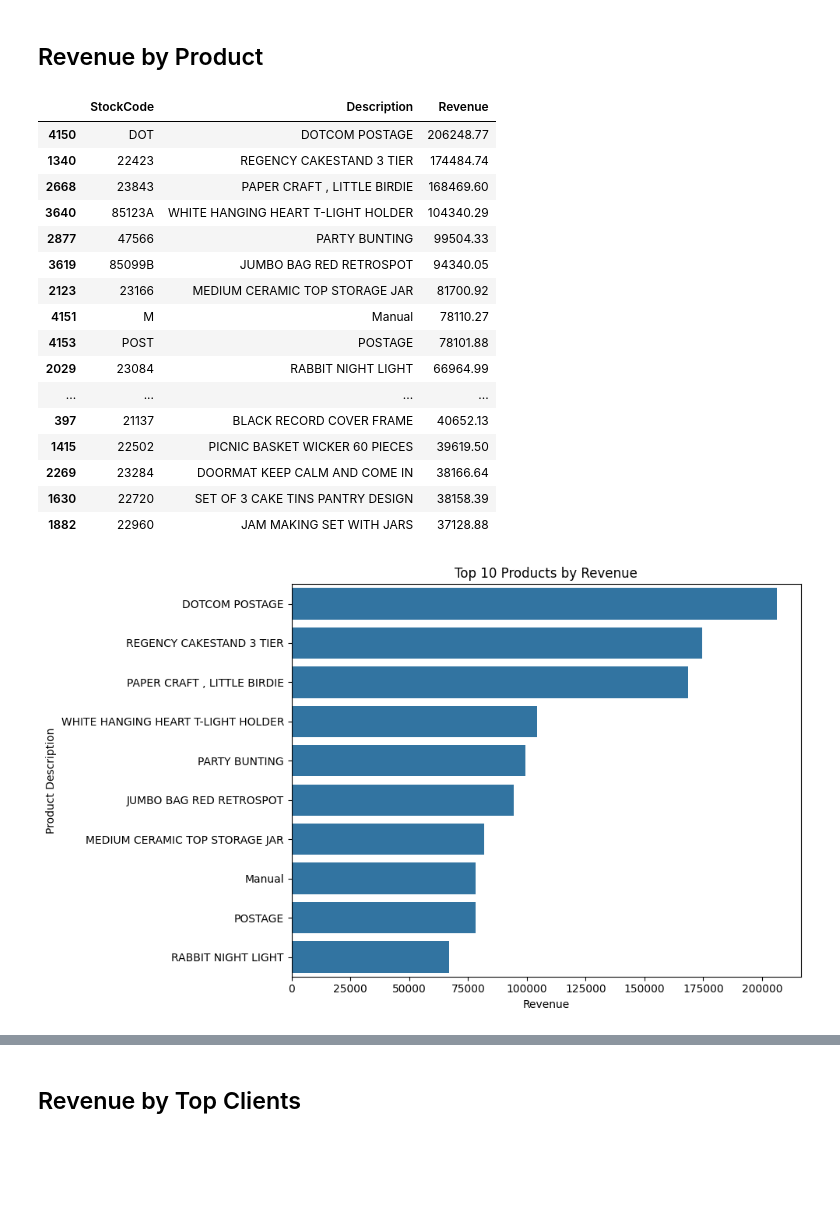
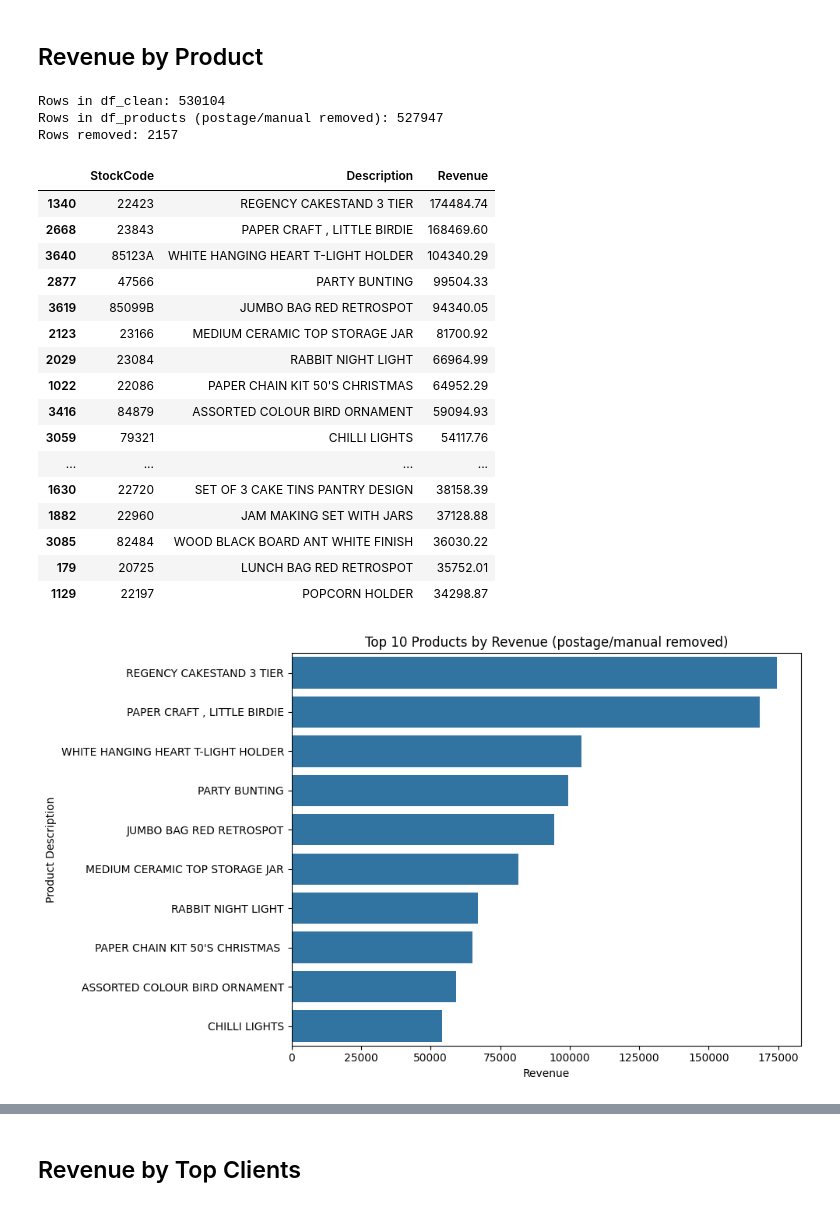
Before and after one commit to rodrigo-gonzalez-data/ecommerce-analysis, a Jupyter notebook: notebooks/exploration.ipynb, the cells around one changed output, grey strips where cells are left out. Drawn from its saved outputs; the diff is of its cells as text; code cells hidden in the pictures; blank space fills up the shorter version.

Commit message:
Analyze revenue

```diff
--- a/notebooks/exploration.ipynb
+++ b/notebooks/exploration.ipynb
@@ -249,45 +249,69 @@ plt.show()
 - Actionable note: the strong increase from late summer into November suggests seasonal demand or successful campaigns in Q3–Q4; we should investigate which products, customers, and channels drove that growth.
 # %% [markdown]
 ## Revenue by Product
+# %%
+# === Cell X: Remove postage/manual lines for product analyses ===
+
+# Explicit stock codes that represent postage/manual entries we saw in the data
+bad_stockcodes = ['POST', 'DOT', 'M']
+
+# Description patterns to remove (case-insensitive)
+bad_desc_patterns = ['POSTAGE', 'MANUAL', 'ADJUST', 'ADJUSTMENT', 'SAMPLE', 'SAMPLES', 'DISCOUNT']
+
+# Build masks
+mask_desc = df_clean['Description'].fillna('').str.upper().str.contains('|'.join(bad_desc_patterns))
+mask_stock = df_clean['StockCode'].astype(str).str.upper().isin([s.upper() for s in bad_stockcodes])
+
+# df_products = product-level dataset with postage/manual removed
+df_products = df_clean[~(mask_desc | mask_stock)].copy()
+
+# Quick sanity checks
+print("Rows in df_clean:", len(df_clean))
+print("Rows in df_products (postage/manual removed):", len(df_products))
+print("Rows removed:", len(df_clean) - len(df_products))
+# %% [output]
+Rows in df_clean: 530104
+Rows in df_products (postage/manual removed): 527947
+Rows removed: 2157
 # %%
-# Top products by total revenue
-prod_rev = (
-    df_clean
-    .dropna(subset=['Description'])                 # drop rows missing product text
+# === Cell Y: Top products by revenue (cleaned) ===
+
+prod_rev_clean = (
+    df_products
+    .dropna(subset=['Description'])
     .groupby(['StockCode', 'Description'], as_index=False)['Revenue']
     .sum()
     .sort_values('Revenue', ascending=False)
 )
 
-# Show top 20
-top20_products = prod_rev.head(20)
-top20_products
+# Show top 20 cleaned products
+prod_rev_clean.head(20)
 # %% [output]
 |  | StockCode | Description | Revenue |
-| 4150 | DOT | DOTCOM POSTAGE | 206248.77 |
 | 1340 | 22423 | REGENCY CAKESTAND 3 TIER | 174484.74 |
 | 2668 | 23843 | PAPER CRAFT , LITTLE BIRDIE | 168469.60 |
 | 3640 | 85123A | WHITE HANGING HEART T-LIGHT HOLDER | 104340.29 |
 | 2877 | 47566 | PARTY BUNTING | 99504.33 |
 | 3619 | 85099B | JUMBO BAG RED RETROSPOT | 94340.05 |
 | 2123 | 23166 | MEDIUM CERAMIC TOP STORAGE JAR | 81700.92 |
-| 4151 | M | Manual | 78110.27 |
-| 4153 | POST | POSTAGE | 78101.88 |
 | 2029 | 23084 | RABBIT NIGHT LIGHT | 66964.99 |
+| 1022 | 22086 | PAPER CHAIN KIT 50'S CHRISTMAS | 64952.29 |
+| 3416 | 84879 | ASSORTED COLOUR BIRD ORNAMENT | 59094.93 |
+| 3059 | 79321 | CHILLI LIGHTS | 54117.76 |
 | ... | ... | ... | ... |
-| 397 | 21137 | BLACK RECORD COVER FRAME | 40652.13 |
-| 1415 | 22502 | PICNIC BASKET WICKER 60 PIECES | 39619.50 |
-| 2269 | 23284 | DOORMAT KEEP CALM AND COME IN | 38166.64 |
 | 1630 | 22720 | SET OF 3 CAKE TINS PANTRY DESIGN | 38158.39 |
 | 1882 | 22960 | JAM MAKING SET WITH JARS | 37128.88 |
+| 3085 | 82484 | WOOD BLACK BOARD ANT WHITE FINISH | 36030.22 |
+| 179 | 20725 | LUNCH BAG RED RETROSPOT | 35752.01 |
+| 1129 | 22197 | POPCORN HOLDER | 34298.87 |
 # %%
 plt.figure(figsize=(10,6))
-sns.barplot(data=top20_products.head(10), x='Revenue', y='Description')
-plt.title("Top 10 Products by Revenue")
+sns.barplot(data=prod_rev_clean.head(10), x='Revenue', y='Description')
+plt.title("Top 10 Products by Revenue (postage/manual removed)")
 plt.xlabel("Revenue")
 plt.ylabel("Product Description")
 plt.tight_layout()
 plt.show()
 # %% [output]
-[figure, old version]
+[figure, new version]
 # %% [markdown]
```
Also changed, not shown: parts of 6 cells of this notebook.
